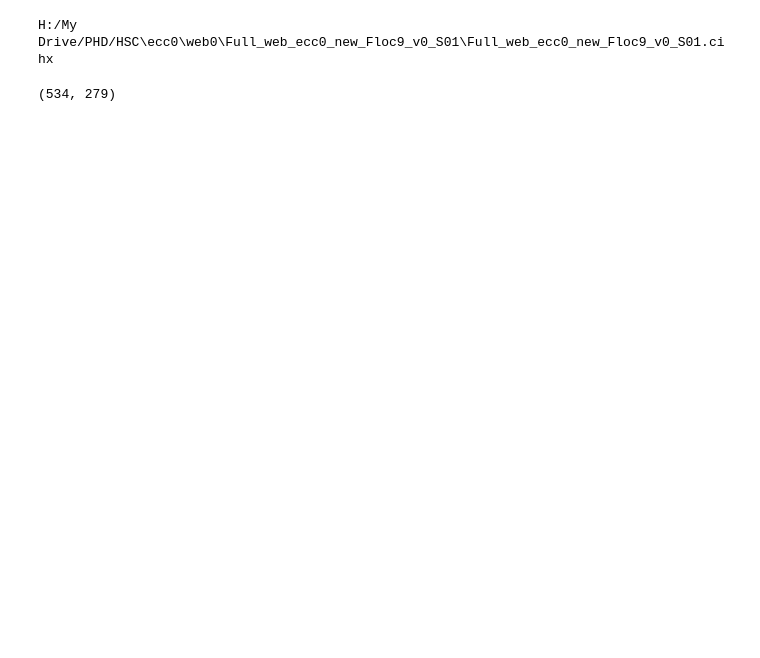
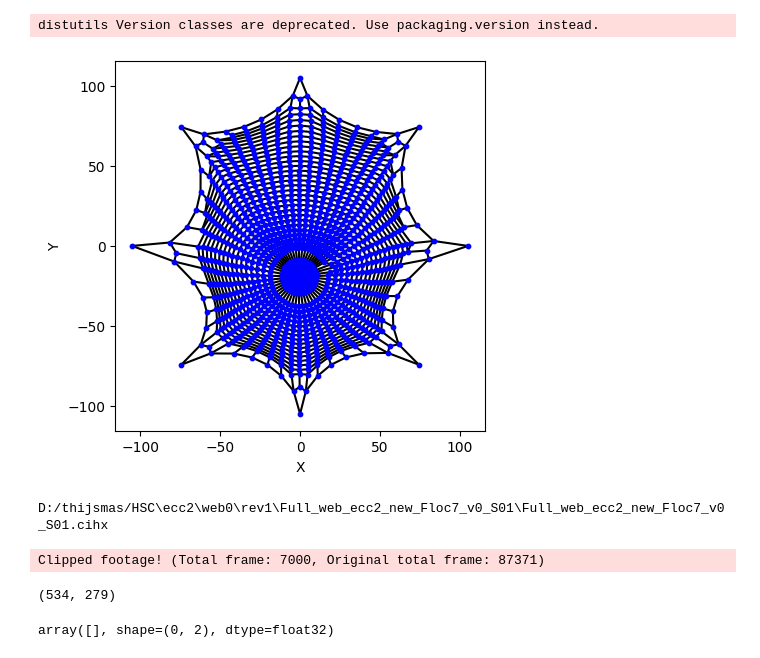
Before and after one commit to ThijsIllimited/pyidi, a Jupyter notebook: scripts/EMA_leg_rotation.ipynb, the cells around one changed output. Saved outputs shown, nothing was run; the diff lists cells and outputs as text; code cells hidden in the pictures; blank space fills up the shorter version.

```diff
--- a/scripts/EMA_leg_rotation.ipynb
+++ b/scripts/EMA_leg_rotation.ipynb
@@ -13,8 +22,59 @@ import matplotlib.colors as col
 # importlib.reload(EMA_functions)
 # from EMA_functions import animate_mode_shape
+# %%
+import sys
+import json
+current_dir = os.path.dirname(os.path.realpath('__file__'))
+parent_dir = os.path.dirname(os.path.dirname(current_dir))
+
+# Add the parent directory to the system path
+sys.path.insert(0, parent_dir)
+from printing_tensioned_structures.src.network import *
+# Now you can import your module
+
+file_name_vec = ['Web_constant_length_ecc0_gap0_constraint', 'Web_constant_length_ecc1_gap0_constraint', 'Web_constant_length_ecc2_gap0_constraint']
+json_root = r'D:\thijsmas'
+file_path = os.path.join(json_root, file_name_vec[2] + '.json')
+with open(file_path) as f:
+    data = json.load(f)
+
+vertices = []
+int_keys = [int(key) for key in data['vertices'].keys()]
+for key in sorted(int_keys):
+
+    vertices.append([data['vertices'][str(key)]['x'], data['vertices'][str(key)]['y'], data['vertices'][str(key)]['z']])
+vertices = np.array(vertices)
+
+edges = []
+edge_keys = [int(key) for key in data['edges'].keys()]
+for key in sorted(edge_keys):
+    edges.append(data['edges'][str(key)])
+
+# q = []
+# for key in sorted(data['q'].keys()):
+    # q.append(data['q'][key])
+# q = np.array(q)
+
+fixed = data['fixed']
+
+# net = Network_custom.from_fd(vertices, edges, q, fixed, paths = None, dir = None)
+net = Network_custom()
+net.vertices = vertices
+net.edges = np.array(edges)
+# net.q = q
+net.fixed = data['fixed']
+
+net.net_plot(color=False, elables = False, vlabels = False, plot_type='equilibrium')
+
+fig, ax = plt.subplots()
+fig, ax = net.net_plot_2D(fig, ax)
+plt.show()
+# %% [output]
+distutils Version classes are deprecated. Use packaging.version instead.
+[figure, added]
 # %%
 # root_disp = os.path.normpath(r'G:/.shortcut-targets-by-id/1k1B8zPb3T8H7y6x0irFZnzzmfQPHMRPx/Illimited Lab Projects/Spiders/Simulations')
-df = pd.read_csv('H:/My Drive/PHD/HSC/file_descriptions_wlocs.csv')
+df = pd.read_csv('I:/My Drive/PHD/HSC/file_descriptions_wlocs.csv')
 # file_name = "Full_web_ecc0_new_Floc4_v1" # First attempt
 # file_name_vec = ['Full_web_ecc0_new_Floc9_v0',
 #                  'Full_web_ecc0_new_Floc9_v1',
@@ -23,12 +83,13 @@ df = pd.read_csv('H:/My Drive/PHD/HSC/file_descriptions_wlocs.csv')
 #                  'Full_web_ecc2_new_Floc7_v0',
 #                  'Full_web_ecc2_new_Floc7_v1']
 # file_name = file_name_vec[5]
-file_name = 'Full_web_ecc0_new_Floc9_v0'
+file_name = 'Full_web_ecc2_new_Floc7_v0'
 
 EMA_structure = EMA_Structure.load(file_name)
 video  = EMA_structure.open_video()
 # %% [output]
-H:/My Drive/PHD/HSC\ecc0\web0\Full_web_ecc0_new_Floc9_v0_S01\Full_web_ecc0_new_Floc9_v0_S01.cihx
+D:/thijsmas/HSC\ecc2\web0\rev1\Full_web_ecc2_new_Floc7_v0_S01\Full_web_ecc2_new_Floc7_v0_S01.cihx
+Clipped footage! (Total frame: 7000, Original total frame: 87371)
 # %%
 height_pixels = 70
 width_elipse = 130
@@ -38,3 +99,9 @@ d_hub = EMA_structure.d[inside_and_valid]
 EMA_structure.spider_ij
 # %% [output]
 (534, 279)
+# %%
+select_points = ROISelect(video)
+points = np.flip(np.array(select_points.polygon, dtype=np.float32).T[:-1], axis=1)
+points
+# %% [output]
+array([], shape=(0, 2), dtype=float32)
```
Also changed, not shown: parts of 5 cells of this notebook, 19 other files.
